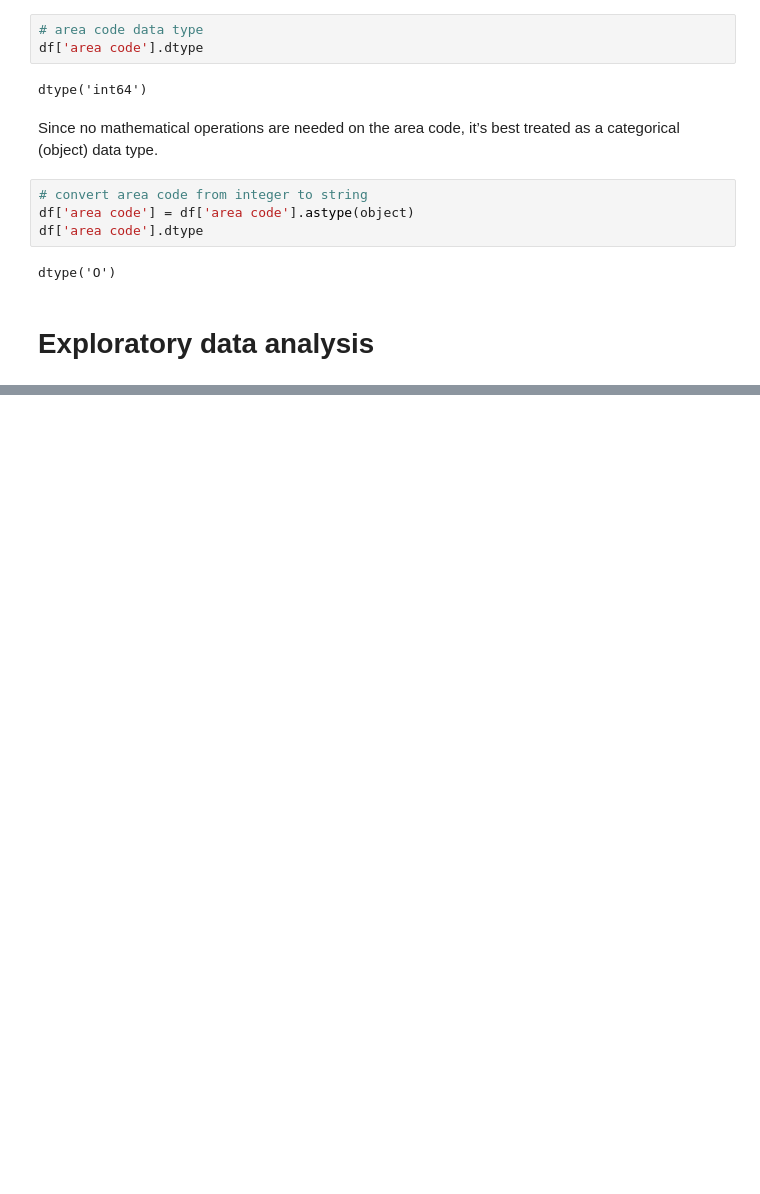
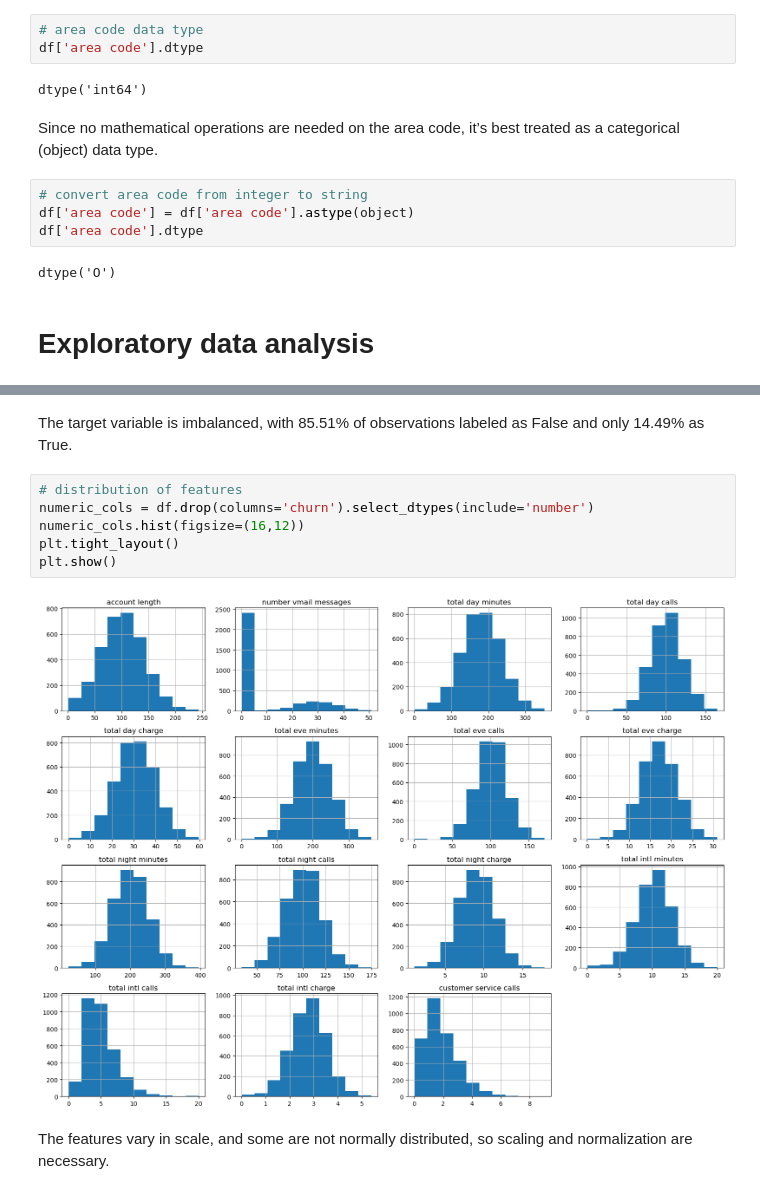
Before and after one commit to bengatmercy/mercychebet, a Jupyter notebook: Desktop/FINAL _PROJECT _PHASE/syria_customer_analysis.ipynb, the cells around one changed output, grey strips where cells are left out. Drawn from its saved outputs; the diff is of its cells as text; blank space fills up the shorter version.

```diff
--- a/Desktop/FINAL _PROJECT _PHASE/syria_customer_analysis.ipynb
+++ b/Desktop/FINAL _PROJECT _PHASE/syria_customer_analysis.ipynb
@@ -140,0 +160,12 @@ dtype('O')
+# %% [markdown]
+The target variable is imbalanced, with 85.51% of observations labeled as False and only 14.49% as True.
+# %%
+# distribution of features
+numeric_cols = df.drop(columns='churn').select_dtypes(include='number')
+numeric_cols.hist(figsize=(16,12))
+plt.tight_layout()
+plt.show()
+# %% [output]
+[figure, added]
+# %% [markdown]
+The features vary in scale, and some are not normally distributed, so scaling and normalization are necessary.
```
Also changed, not shown: parts of 22 cells of this notebook.
